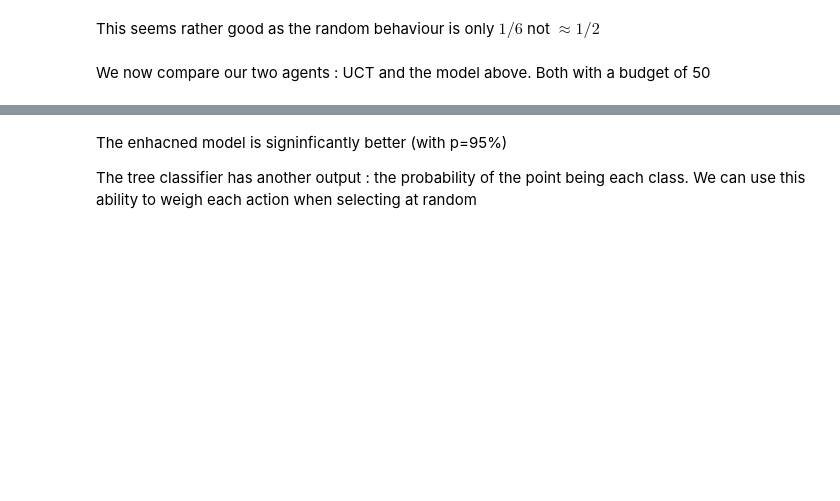
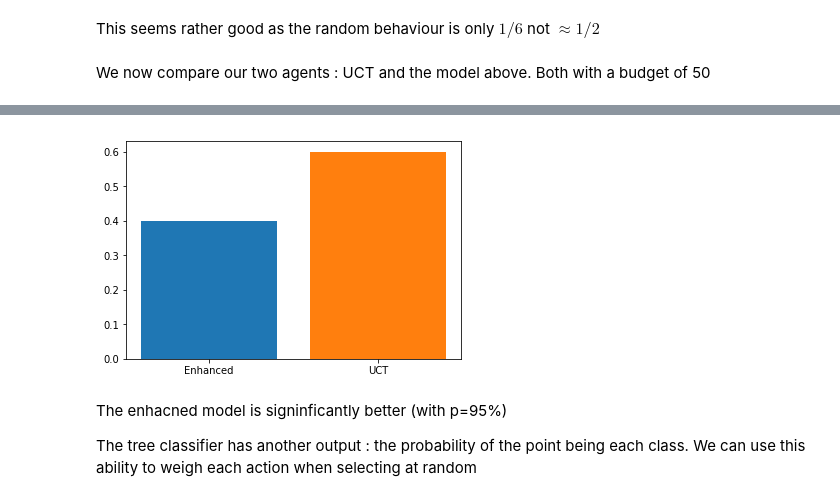
Before and after one commit to C4ptainCrunch/thesis, a Jupyter notebook: source/notebooks/learning.ipynb, the cells around one changed output, grey strips where cells are left out. Saved outputs shown, nothing was run; the diff lists cells and outputs as text; code cells hidden in the pictures; blank space fills up the shorter version.

```diff
--- a/source/notebooks/learning.ipynb
+++ b/source/notebooks/learning.ipynb
@@ -184,7 +183,7 @@ def test(*args):
 
 import multiprocessing
 
-pool = multiprocessing.Pool(4)
+pool = multiprocessing.Pool(8)
 generator = list(range(20))
 
 data = list(tqdm.tqdm_notebook(pool.imap(test, generator), total=len(generator)))
@@ -194,3 +193,4 @@ losses = 1 - wins
 plt.bar(0, losses)
 plt.bar(1, wins)
 plt.xticks([0, 1], ["Enhanced", "UCT"]);
+# %% [output]
@@ -197,3 +198,4 @@ plt.xticks([0, 1], ["Enhanced", "UCT"]);
+[figure, added]
 # %% [markdown]
 The enhacned model is signinficantly better (with p=95%)
 
```
Also changed, not shown: parts of 9 cells of this notebook, 9 other files.
